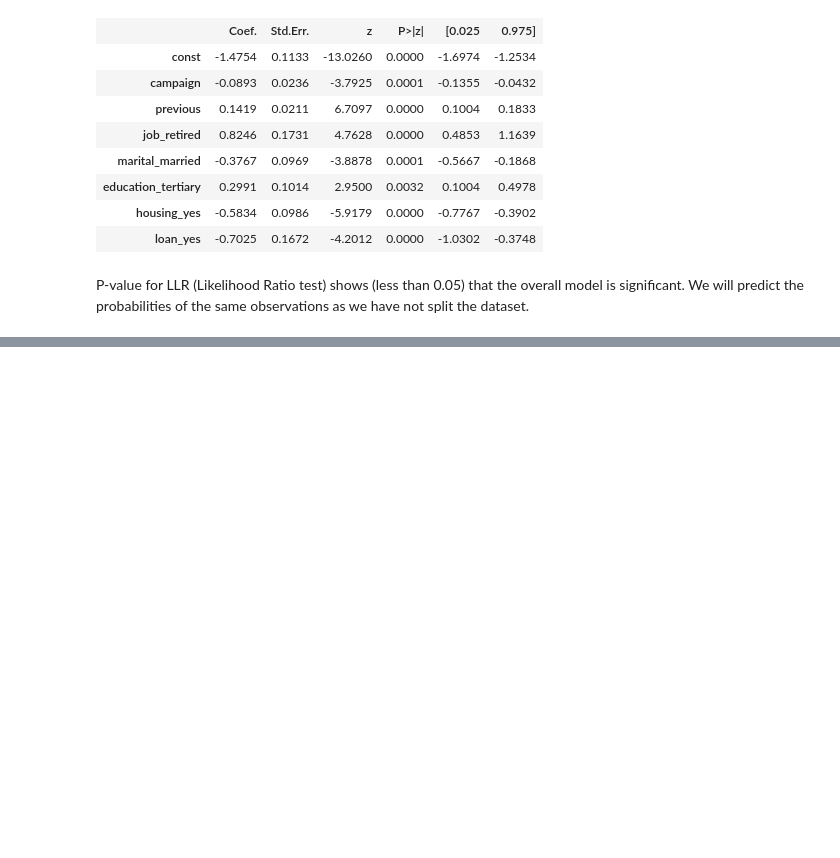
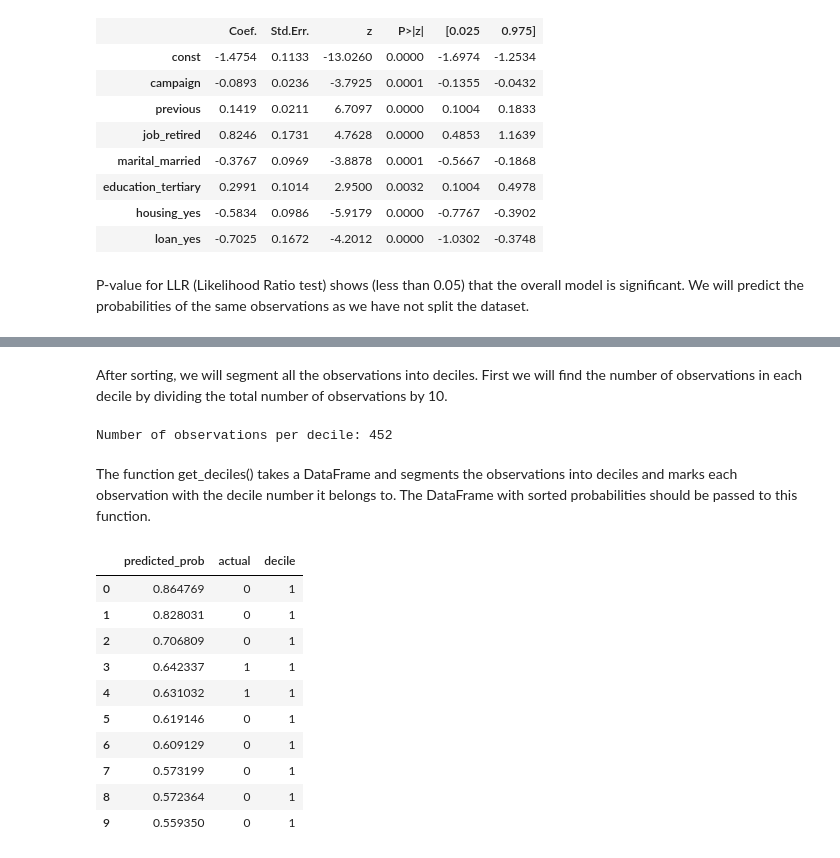
Before and after one commit to Anurag-Warthi/Data-Science-Machine-Learning, a Jupyter notebook: Data Science/03-Classification/Gain_Lift.ipynb, the cells around one changed output, grey strips where cells are left out. Cells and saved outputs as stored; diff of their text form; code cells hidden in the pictures; blank space fills up the shorter version.

```diff
--- a/Data Science/03-Classification/Gain_Lift.ipynb
+++ b/Data Science/03-Classification/Gain_Lift.ipynb
@@ -262,0 +270,41 @@ P-value for LLR (Likelihood Ratio test) shows (less than 0.05) that the overall
+# %%
+sorted_pred_df = y_pred_df[['predicted_prob', 'actual']].sort_values(by='predicted_prob', ascending=False).reset_index(drop=True)
+# %% [markdown]
+After sorting, we will segment all the observations into deciles. First we will find the number of observations in each decile by dividing the total number of observations by 10.
+# %%
+num_per_decile = int(len(sorted_pred_df) / 10)
+print("Number of observations per decile:", num_per_decile)
+# %% [output]
+Number of observations per decile: 452
+# %% [markdown]
+The function get_deciles() takes a DataFrame and segments the observations into deciles and marks each observation with the decile number it belongs to. The DataFrame with sorted probabilities should be passed to this function.
+# %%
+def get_deciles(df):
+    # set first decile value
+    df['decile'] = 1
+
+    idx = 0
+    # Iterate over all 10 deciles
+    for each_d in range(0, 10):
+        # Setting each 452 observations to one decile in sequence
+        df.iloc[idx: idx + num_per_decile, df.columns.get_loc('decile')] = each_d
+        idx += num_per_decile
+
+    df['decile'] = df['decile'] + 1
+    return df
+# %%
+deciles_predict_df = get_deciles(sorted_pred_df)
+# %%
+deciles_predict_df[0:10]
+# %% [output]
+|  | predicted_prob | actual | decile |
+| 0 | 0.864769 | 0 | 1 |
+| 1 | 0.828031 | 0 | 1 |
+| 2 | 0.706809 | 0 | 1 |
+| 3 | 0.642337 | 1 | 1 |
+| 4 | 0.631032 | 1 | 1 |
+| 5 | 0.619146 | 0 | 1 |
+| 6 | 0.609129 | 0 | 1 |
+| 7 | 0.573199 | 0 | 1 |
+| 8 | 0.572364 | 0 | 1 |
+| 9 | 0.559350 | 0 | 1 |
```
Also changed, not shown: parts of 2 cells of this notebook.
